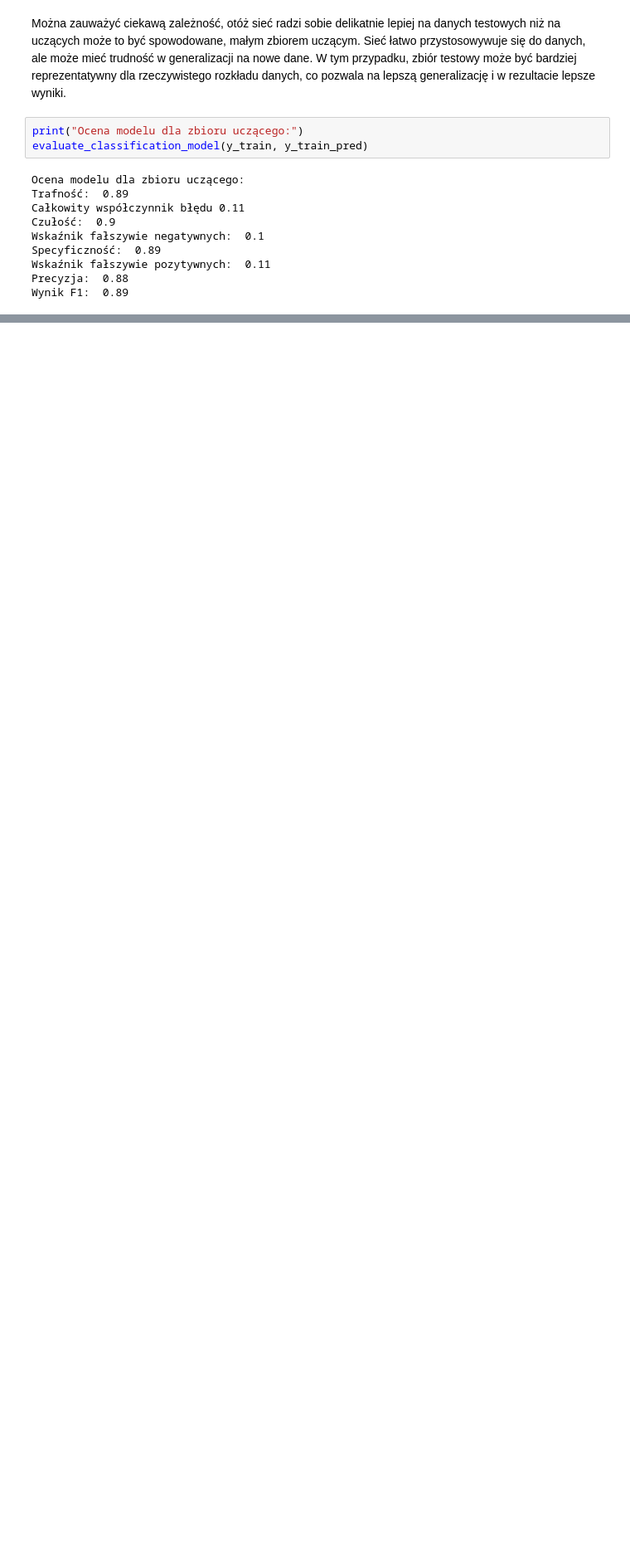
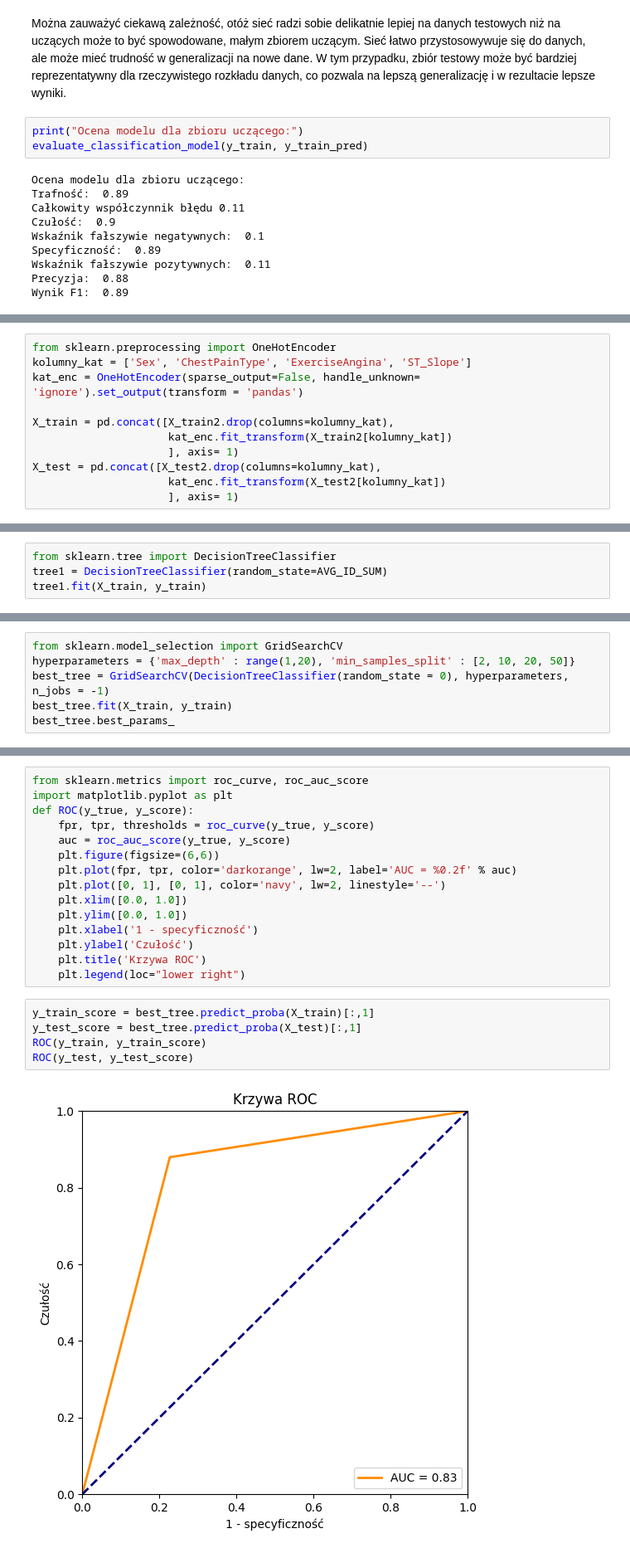
Before and after one commit to janluk00/heart-disease-predicting-models, a Jupyter notebook: models.ipynb, the cells around one changed output, grey strips where cells are left out. Shown at 83% size. Cells and saved outputs as stored; diff of their text form; blank space fills up the shorter version.

Commit message:
model/drzewo CART

```diff
--- a/models.ipynb
+++ b/models.ipynb
@@ -329,0 +368,11 @@ ROC(y_train, y_train_score, "Krzywa ROC dla zbioru uczącego")
+# %%
+from sklearn.preprocessing import OneHotEncoder
+kolumny_kat = ['Sex', 'ChestPainType', 'ExerciseAngina', 'ST_Slope']
+kat_enc = OneHotEncoder(sparse_output=False, handle_unknown= 'ignore').set_output(transform = 'pandas')
+
+X_train = pd.concat([X_train2.drop(columns=kolumny_kat),
+                     kat_enc.fit_transform(X_train2[kolumny_kat])
+                     ], axis= 1)
+X_test = pd.concat([X_test2.drop(columns=kolumny_kat),
+                     kat_enc.fit_transform(X_test2[kolumny_kat])
+                     ], axis= 1)
@@ -329,0 +395,4 @@ ROC(y_train, y_train_score, "Krzywa ROC dla zbioru uczącego")
+# %%
+from sklearn.tree import DecisionTreeClassifier
+tree1 = DecisionTreeClassifier(random_state=AVG_ID_SUM)
+tree1.fit(X_train, y_train)
@@ -329,0 +448,6 @@ ROC(y_train, y_train_score, "Krzywa ROC dla zbioru uczącego")
+# %%
+from sklearn.model_selection import GridSearchCV
+hyperparameters = {'max_depth' : range(1,20), 'min_samples_split' : [2, 10, 20, 50]}
+best_tree = GridSearchCV(DecisionTreeClassifier(random_state = 0), hyperparameters, n_jobs = -1)
+best_tree.fit(X_train, y_train)
+best_tree.best_params_
@@ -329,0 +528,22 @@ ROC(y_train, y_train_score, "Krzywa ROC dla zbioru uczącego")
+# %%
+from sklearn.metrics import roc_curve, roc_auc_score
+import matplotlib.pyplot as plt
+def ROC(y_true, y_score):
+    fpr, tpr, thresholds = roc_curve(y_true, y_score)
+    auc = roc_auc_score(y_true, y_score)
+    plt.figure(figsize=(6,6))
+    plt.plot(fpr, tpr, color='darkorange', lw=2, label='AUC = %0.2f' % auc)
+    plt.plot([0, 1], [0, 1], color='navy', lw=2, linestyle='--')
+    plt.xlim([0.0, 1.0])
+    plt.ylim([0.0, 1.0])
+    plt.xlabel('1 - specyficzność')
+    plt.ylabel('Czułość')
+    plt.title('Krzywa ROC')
+    plt.legend(loc="lower right")
+# %%
+y_train_score = best_tree.predict_proba(X_train)[:,1]
+y_test_score = best_tree.predict_proba(X_test)[:,1]
+ROC(y_train, y_train_score)
+ROC(y_test, y_test_score)
+# %% [output]
+[figure, added]
```
Also changed, not shown: parts of 30 cells of this notebook.
